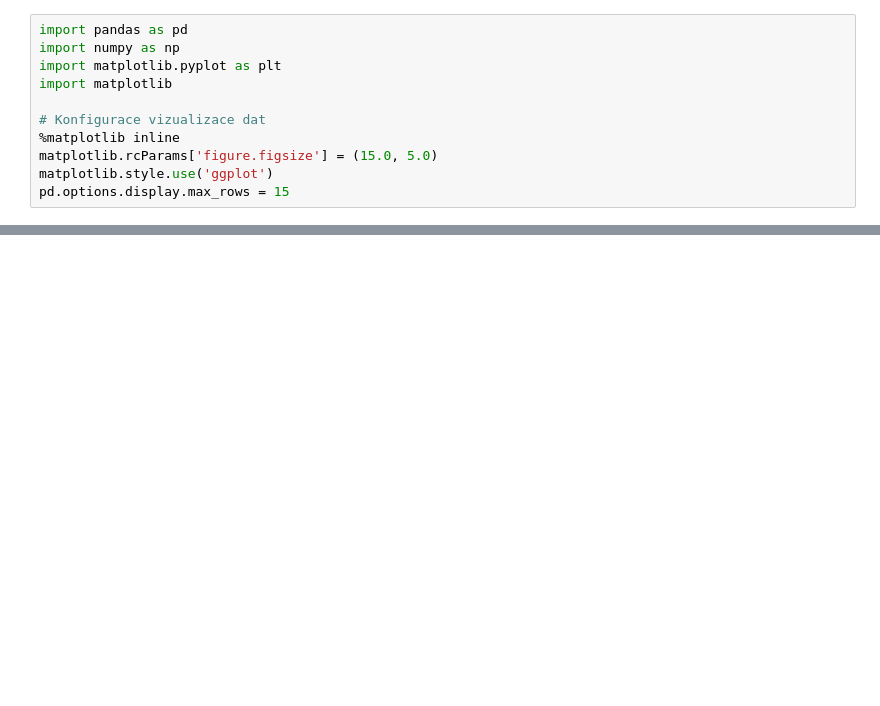
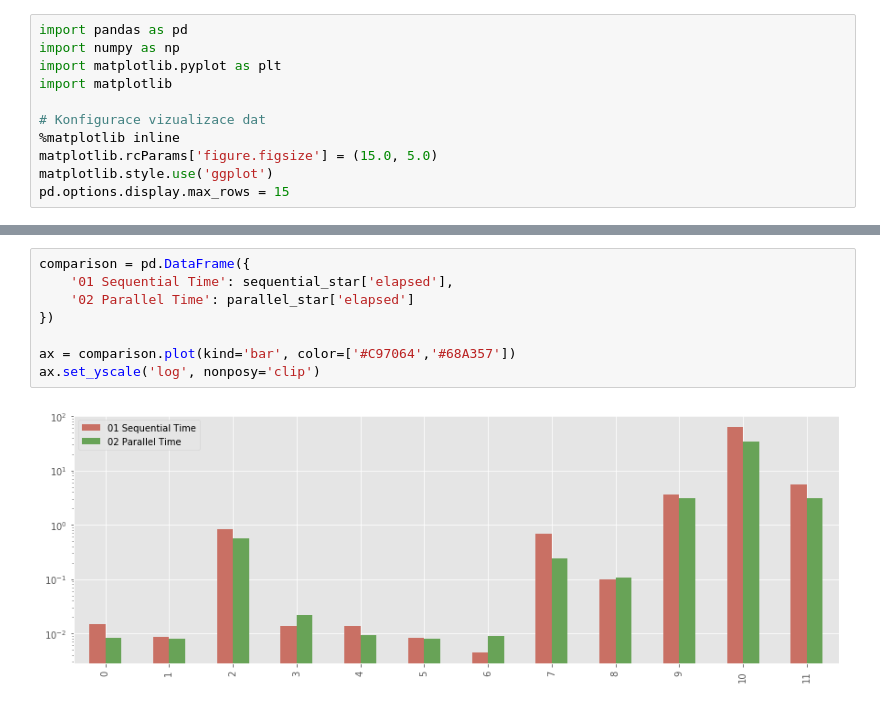
Before and after one commit to marianhlavac/mi-pdp-jes, a Jupyter notebook: docs/sequential-compare.ipynb, the cells around one changed output, grey strips where cells are left out. Drawn from its saved outputs; the diff is of its cells as text; blank space fills up the shorter version.

```diff
--- a/docs/sequential-compare.ipynb
+++ b/docs/sequential-compare.ipynb
@@ -78,0 +125,10 @@ iterations
+# %%
+comparison = pd.DataFrame({
+    '01 Sequential Time': sequential_star['elapsed'],
+    '02 Parallel Time': parallel_star['elapsed']
+})
+
+ax = comparison.plot(kind='bar', color=['#C97064','#68A357'])
+ax.set_yscale('log', nonposy='clip')
+# %% [output]
+[figure, added]
```
Also changed, not shown: parts of 10 cells of this notebook, 1 other file.
